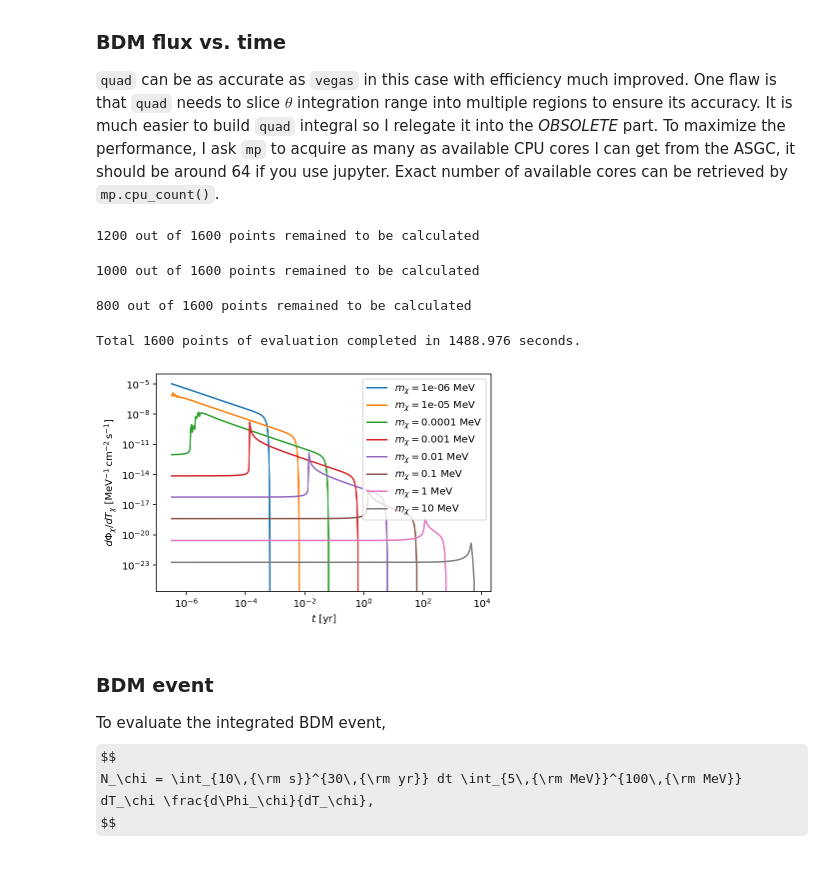
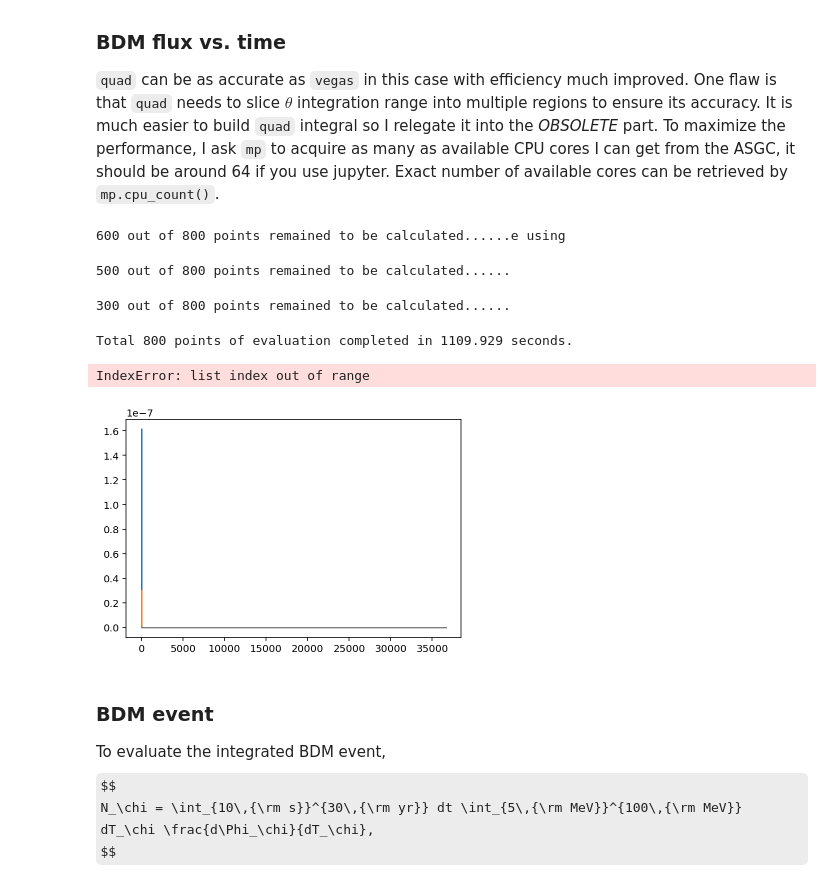
Before and after one commit to yenhsunlin/SNnuBDM, a Jupyter notebook: bdmflux.ipynb, the cells around one changed output. Drawn from its saved outputs; the diff is of its cells as text; code cells hidden in the pictures; some formulas as TeX source.

```diff
--- a/bdmflux.ipynb
+++ b/bdmflux.ipynb
@@ -271,7 +277,7 @@ def vx(Tx,mx):
     return np.sqrt(Tx*(Tx+2*mx))/(Tx+mx)
 
 
-def xemissivity(Tx,mx,alpha,r,rho=184,rs=24.42,tau=10,Lv=Lv):
+def xemissivity(Tx,mx,alpha,r,tau=10,Lv=Lv,kind='MW'):
     """
     BDM emissivity at shell r, note the returned result is divided by sigxv and dimensionless DM velocity
 
@@ -281,13 +287,12 @@ def xemissivity(Tx,mx,alpha,r,rho=184,rs=24.42,tau=10,Lv=Lv):
     mx: DM mass, MeV
     alpha: the scattering angle in lab frame
     r: the distance from the scattering point to GC, in cm
-    rho: DM halo characteristic density, default 184 MeV/cm^3
-    rs: DM halo characteristic length, default 24.42 kpc
     tau: the duration of SN explosion, default 10 s
     Lv: neutrino luminosity during the SN explosion, default 1e52 erg/s
         note that the total luminosity released by a single SN explosion
         should be Lv times the duration of that explosion, where the unit
         per second will be eliminated from this procedure
+    kind: string, MW or LMC
 
     Output
     ------
@@ -297,7 +302,7 @@ def xemissivity(Tx,mx,alpha,r,rho=184,rs=24.42,tau=10,Lv=Lv):
     if Tx < 2*mx/np.tan(alpha)**2:
         Enu = Ev(Tx,mx,alpha)
         dEdT = dEv(Tx,mx,alpha)
-        jx = dnv(r,Enu,Lv)*g(Enu,mx,alpha)*dEdT*c*nx(r,mx,rho,rs)*tau
+        jx = dnv(r,Enu,Lv)*g(Enu,mx,alpha)*dEdT*c*nx(r,mx,kind)*tau
     else:
         jx = 0
     return jx
@@ -693,35 +697,49 @@ Exact number of available cores can be retrieved by `mp.cpu_count()`.
 start_time_mp = timer()
 
 # How many CPU cores should be used for mp later
-cpu_count = mp.cpu_count() # all cores
-#cpu_count = 32 # specified number of cores
+cpu_count = mp.cpu_count()
+
+# specified DM profile and optional setup
+kind = 'MW'
+#kind = 'LMC'
+if kind == 'MW':
+    R_dist,dtype,neval = R_MW,None,5000
+elif kind == 'LMC':
+    R_dist,dtype,neval = R_LMC,None,10000
+
 # BDM kinetic energy
 Tx = 10
+
 # mx in MeV
 mx_ls = [1e-6,1e-5,1e-4,1e-3,1e-2,1e-1,1,10]
+
 # how many time stamps to be evaluated for a given mx
-time_stamps = 200
+time_stamps = 100
+
 # empty list to store the results: time_stamp and BDM flux
 bdm_vs_time_mx = []
 bdm_time_ls = []
+
 # total points of evaluation
 p_eval = len(mx_ls)*time_stamps
 p_remained = p_eval
+
 # starting message
-print('Total ' + str(p_remained) +' points are waiting to be calculated and '+str(cpu_count)+ ' CPU cores are specified', end='\r')
+print('Total ' + str(p_remained) +' points to be calculated and '+str(cpu_count)+ ' CPU cores are using', end='\r')
+
 for mx in mx_ls:
     # list for each time stamp in log-scale
-    time_ls = np.logspace(1,np.log10(find_tmax(Tx,mx)),time_stamps)
+    time_ls = np.logspace(1,np.log10(find_tmax(Tx,mx,R=R_dist)),time_stamps)
 
     # define a function for theta-integration using vegas
     # this function will return the BDM flux at given time in time_ls
     # this function will be passed to multiprocessing
     def theta_integration(t):
         # get the integral range for theta
-        theta_min,theta_max = find_theta_bound(t,Tx,mx)
+        theta_min,theta_max = find_theta_bound(t,Tx,mx,R=R_dist)
         # define integral range in vegas
         theta_integrator = vegas.Integrator([[theta_min,theta_max]])
-        theta_int_result = theta_integrator(lambda theta: bdmflux(t,theta[0],Tx,mx), nitn=10, neval=5000)
+        theta_int_result = theta_integrator(lambda theta: bdmflux(t,theta[0],Tx,mx,R=R_dist,kind=kind,dtype=dtype), nitn=10, neval=neval)
         return theta_int_result.mean
 
     # initializing multiprocessing pooling
@@ -733,28 +751,34 @@ for mx in mx_ls:
     bdm_time_ls.append(time_ls)
 
     p_remained -= time_stamps
-    print(str(p_remained) + ' out of ' + str(p_eval) +' points remained to be calculated', end='\r')
+    print(str(p_remained) + ' out of ' + str(p_eval) +' points remained to be calculated......', end='\r')
 
 # timing for mp, end time
 end_time_mp = timer()
 print('Total ' +str(p_eval) + ' points of evaluation completed in ' + f"{end_time_mp-start_time_mp:.3f}" + ' seconds.', end='\r')
 # %% [output]
-1200 out of 1600 points remained to be calculated
+600 out of 800 points remained to be calculated......e using
-1000 out of 1600 points remained to be calculated
+500 out of 800 points remained to be calculated......
-800 out of 1600 points remained to be calculated
+300 out of 800 points remained to be calculated......
-Total 1600 points of evaluation completed in 1488.976 seconds.
+Total 800 points of evaluation completed in 1109.929 seconds.
+# %%
+# save the result
+for i in range(len(mx_ls)):
+    np.savetxt('./BDM_data/flux/'+kind+'/bdm_flux_Tx_'+str(Tx)+'_mx_'+str(mx_ls[i])+'.txt',np.asarray([bdm_time_ls[i],bdm_vs_time_mx[i]]).T,fmt='%.5e')
 # %%
 # plotting
 for i in range(len(mx_ls)):
     plt.plot(bdm_time_ls[i]/yr,bdm_vs_time_mx[i],label='$m_\chi=$'+str(mx_ls[i])+' MeV')
 plt.legend()
 plt.xscale('log')
 plt.yscale('log')
 plt.xlabel('$t$ [yr]')
 plt.ylabel(r'$d\Phi_\chi/dT_\chi~[{\rm MeV^{-1}\,cm^{-2}\,s^{-1}}]$')
-#plt.savefig('bdm_v_time.pdf',facecolor='white',bbox_inches='tight')
+plt.title('BDM flux: '+kind+', $T_\chi=$'+str(Tx)+' MeV')
+#plt.savefig('bdm_flux_'+kind+'_Tx_'+str(Tx)+'.pdf',facecolor='white',bbox_inches='tight')
 # %% [output]
+IndexError: list index out of range
-[figure, old version]
+[figure, new version]
 # %% [markdown]
 ### BDM event
 
```
Also changed, not shown: parts of 14 cells of this notebook.
